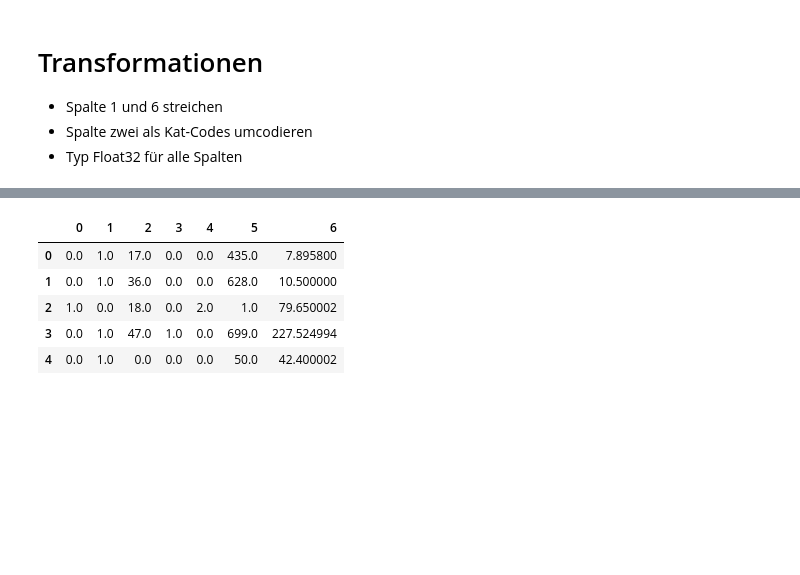
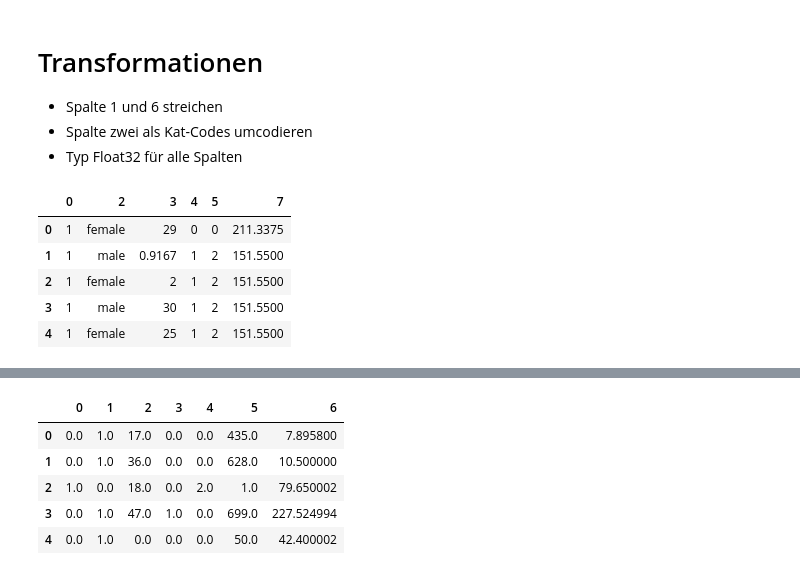
Before and after one commit to NicolaHorst/DHBW_Daten_Analyse, a Jupyter notebook: src/Aufgabe 5/Titanic Aufgabe.ipynb, the cells around one changed output, grey strips where cells are left out. Saved outputs shown, nothing was run; the diff lists cells and outputs as text; code cells hidden in the pictures; blank space fills up the shorter version.

```diff
--- a/src/Aufgabe 5/Titanic Aufgabe.ipynb
+++ b/src/Aufgabe 5/Titanic Aufgabe.ipynb
@@ -45,3 +43,14 @@ df
 - Spalte 1 und 6 streichen
 - Spalte zwei als Kat-Codes umcodieren
 - Typ Float32 für alle Spalten
+# %%
+df = df.drop(1, axis=1)
+df = df.drop(6, axis=1)
+df.head()
+# %% [output]
+|  | 0 | 2 | 3 | 4 | 5 | 7 |
+| 0 | 1 | female | 29 | 0 | 0 | 211.3375 |
+| 1 | 1 | male | 0.9167 | 1 | 2 | 151.5500 |
+| 2 | 1 | female | 2 | 1 | 2 | 151.5500 |
+| 3 | 1 | male | 30 | 1 | 2 | 151.5500 |
+| 4 | 1 | female | 25 | 1 | 2 | 151.5500 |
```
Also changed, not shown: parts of 6 cells of this notebook, 4 other files.
